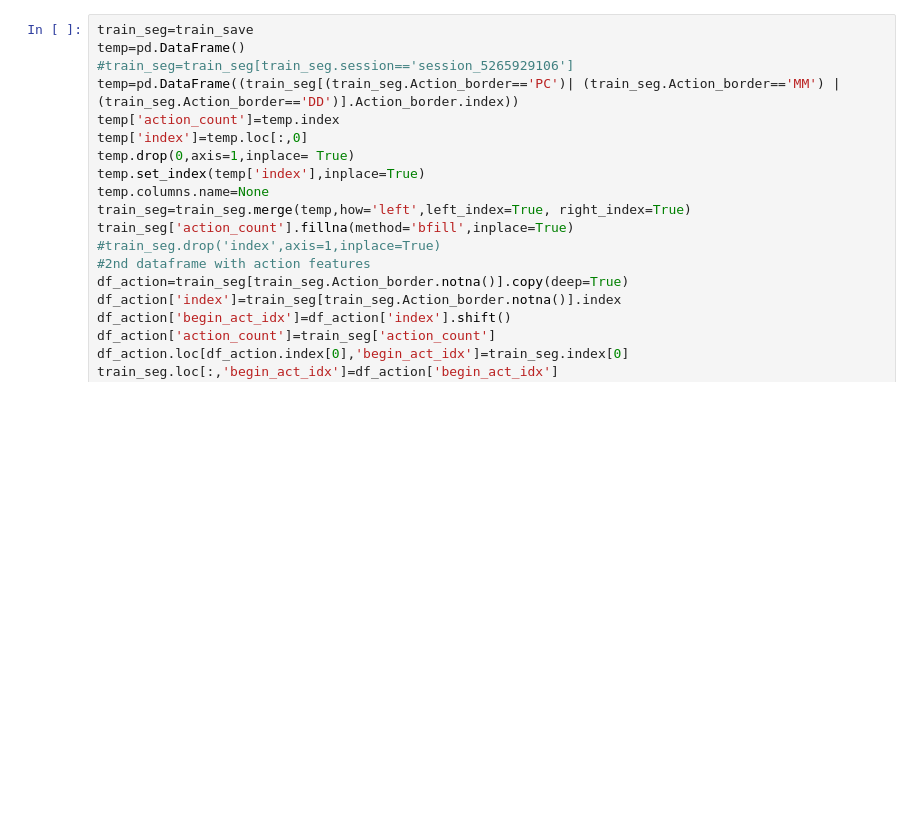
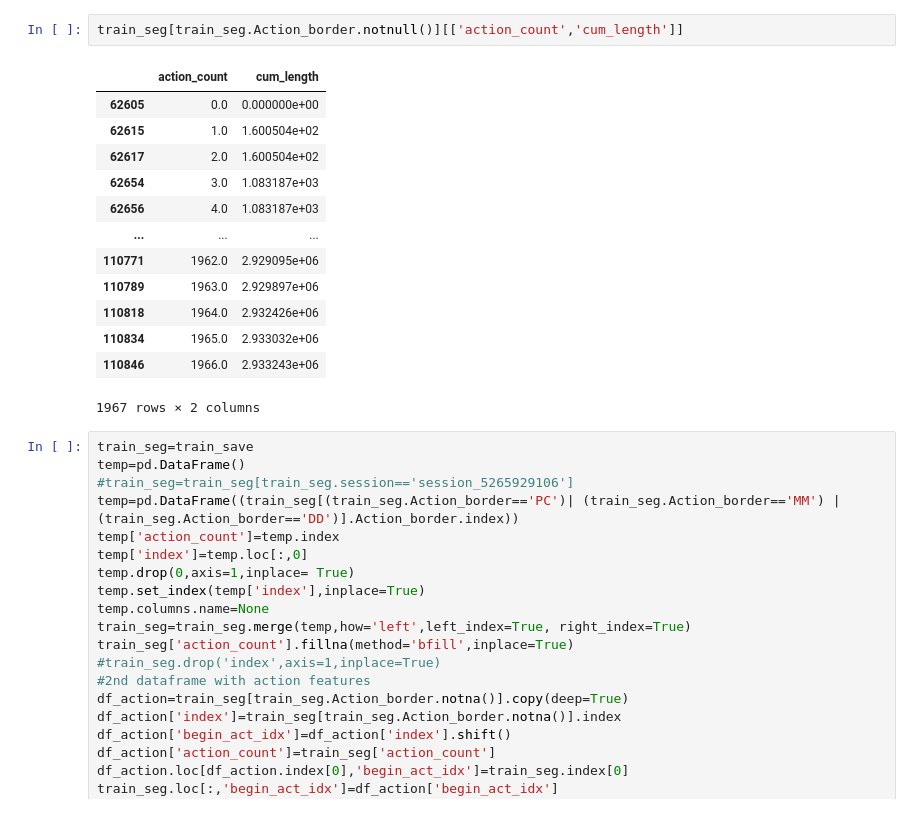
Before and after one commit to andriusdc/mouse_click_model, a Jupyter notebook: teste.ipynb, the cells around one changed output. Cells and saved outputs as stored; diff of their text form; blank space fills up the shorter version.

```diff
--- a/teste.ipynb
+++ b/teste.ipynb
@@ -409,3 +530,19 @@ dtype: int64
+# %%
+train_seg[train_seg.Action_border.notnull()][['action_count','cum_length']]
+# %% [output]
+|  | action_count | cum_length |
+| 62605 | 0.0 | 0.000000e+00 |
+| 62615 | 1.0 | 1.600504e+02 |
+| 62617 | 2.0 | 1.600504e+02 |
+| 62654 | 3.0 | 1.083187e+03 |
+| 62656 | 4.0 | 1.083187e+03 |
+| ... | ... | ... |
+| 110771 | 1962.0 | 2.929095e+06 |
+| 110789 | 1963.0 | 2.929897e+06 |
+| 110818 | 1964.0 | 2.932426e+06 |
+| 110834 | 1965.0 | 2.933032e+06 |
+| 110846 | 1966.0 | 2.933243e+06 |
+1967 rows × 2 columns
 # %%
 train_seg=train_save
 temp=pd.DataFrame()
```
Also changed, not shown: parts of 21 cells of this notebook, 2 other files.
